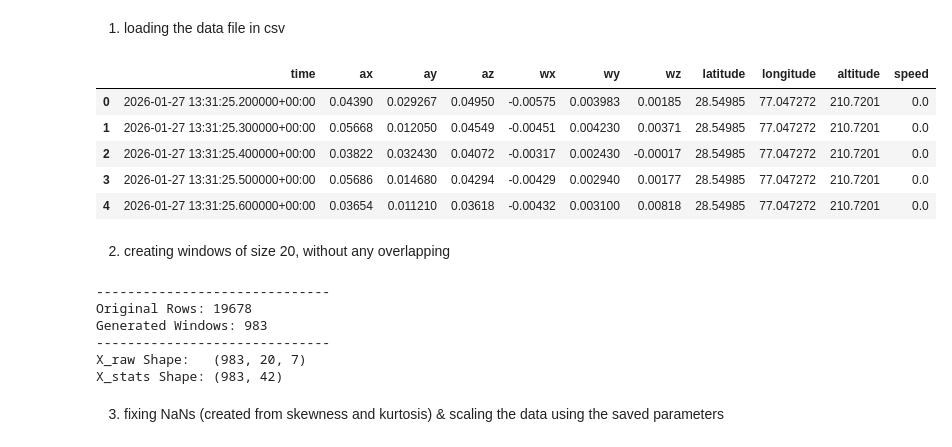
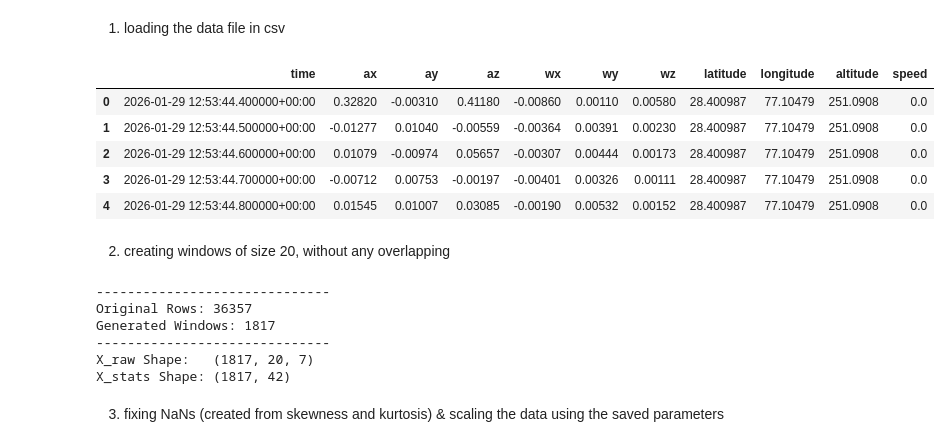
Before and after one commit to ashunarayan/ARM, a Jupyter notebook: ml_model/src/testing_on_reallife_locations/test.ipynb, the cells around one changed output. Saved outputs shown, nothing was run; the diff lists cells and outputs as text; code cells hidden in the pictures.

```diff
--- a/ml_model/src/testing_on_reallife_locations/test.ipynb
+++ b/ml_model/src/testing_on_reallife_locations/test.ipynb
@@ -11,15 +11,15 @@ import folium
 # %% [markdown]
 1. loading the data file in csv
 # %%
-df = pd.read_csv('../../data/raw/binary_mannual_collection/Yashobhoomi_downsampled.csv')
+df = pd.read_csv('../../data/raw/binary_mannual_collection/sector_59.csv')
 df.head()
 # %% [output]
 |  | time | ax | ay | az | wx | wy | wz | latitude | longitude | altitude | speed |
-| 0 | 2026-01-27 13:31:25.200000+00:00 | 0.04390 | 0.029267 | 0.04950 | -0.00575 | 0.003983 | 0.00185 | 28.54985 | 77.047272 | 210.7201 | 0.0 |
-| 1 | 2026-01-27 13:31:25.300000+00:00 | 0.05668 | 0.012050 | 0.04549 | -0.00451 | 0.004230 | 0.00371 | 28.54985 | 77.047272 | 210.7201 | 0.0 |
-| 2 | 2026-01-27 13:31:25.400000+00:00 | 0.03822 | 0.032430 | 0.04072 | -0.00317 | 0.002430 | -0.00017 | 28.54985 | 77.047272 | 210.7201 | 0.0 |
-| 3 | 2026-01-27 13:31:25.500000+00:00 | 0.05686 | 0.014680 | 0.04294 | -0.00429 | 0.002940 | 0.00177 | 28.54985 | 77.047272 | 210.7201 | 0.0 |
-| 4 | 2026-01-27 13:31:25.600000+00:00 | 0.03654 | 0.011210 | 0.03618 | -0.00432 | 0.003100 | 0.00818 | 28.54985 | 77.047272 | 210.7201 | 0.0 |
+| 0 | 2026-01-29 12:53:44.400000+00:00 | 0.32820 | -0.00310 | 0.41180 | -0.00860 | 0.00110 | 0.00580 | 28.400987 | 77.10479 | 251.0908 | 0.0 |
+| 1 | 2026-01-29 12:53:44.500000+00:00 | -0.01277 | 0.01040 | -0.00559 | -0.00364 | 0.00391 | 0.00230 | 28.400987 | 77.10479 | 251.0908 | 0.0 |
+| 2 | 2026-01-29 12:53:44.600000+00:00 | 0.01079 | -0.00974 | 0.05657 | -0.00307 | 0.00444 | 0.00173 | 28.400987 | 77.10479 | 251.0908 | 0.0 |
+| 3 | 2026-01-29 12:53:44.700000+00:00 | -0.00712 | 0.00753 | -0.00197 | -0.00401 | 0.00326 | 0.00111 | 28.400987 | 77.10479 | 251.0908 | 0.0 |
+| 4 | 2026-01-29 12:53:44.800000+00:00 | 0.01545 | 0.01007 | 0.03085 | -0.00190 | 0.00532 | 0.00152 | 28.400987 | 77.10479 | 251.0908 | 0.0 |
 # %% [markdown]
 2. creating windows of size 20, without any overlapping
 # %%
@@ -84,11 +84,11 @@ print(f"X_raw Shape:   {X_raw.shape}")   # (N, 20, 7)
 print(f"X_stats Shape: {X_stats.shape}") # (N, 42)
 # %% [output]
 ------------------------------
-Original Rows: 19678
-Generated Windows: 983
+Original Rows: 36357
+Generated Windows: 1817
 ------------------------------
-X_raw Shape:   (983, 20, 7)
-X_stats Shape: (983, 42)
+X_raw Shape:   (1817, 20, 7)
+X_stats Shape: (1817, 42)
 # %% [markdown]
 3. fixing NaNs (created from skewness and kurtosis) & scaling the data using the saved parameters
 # %%
```
Also changed, not shown: parts of 3 cells of this notebook, 4 other files.
